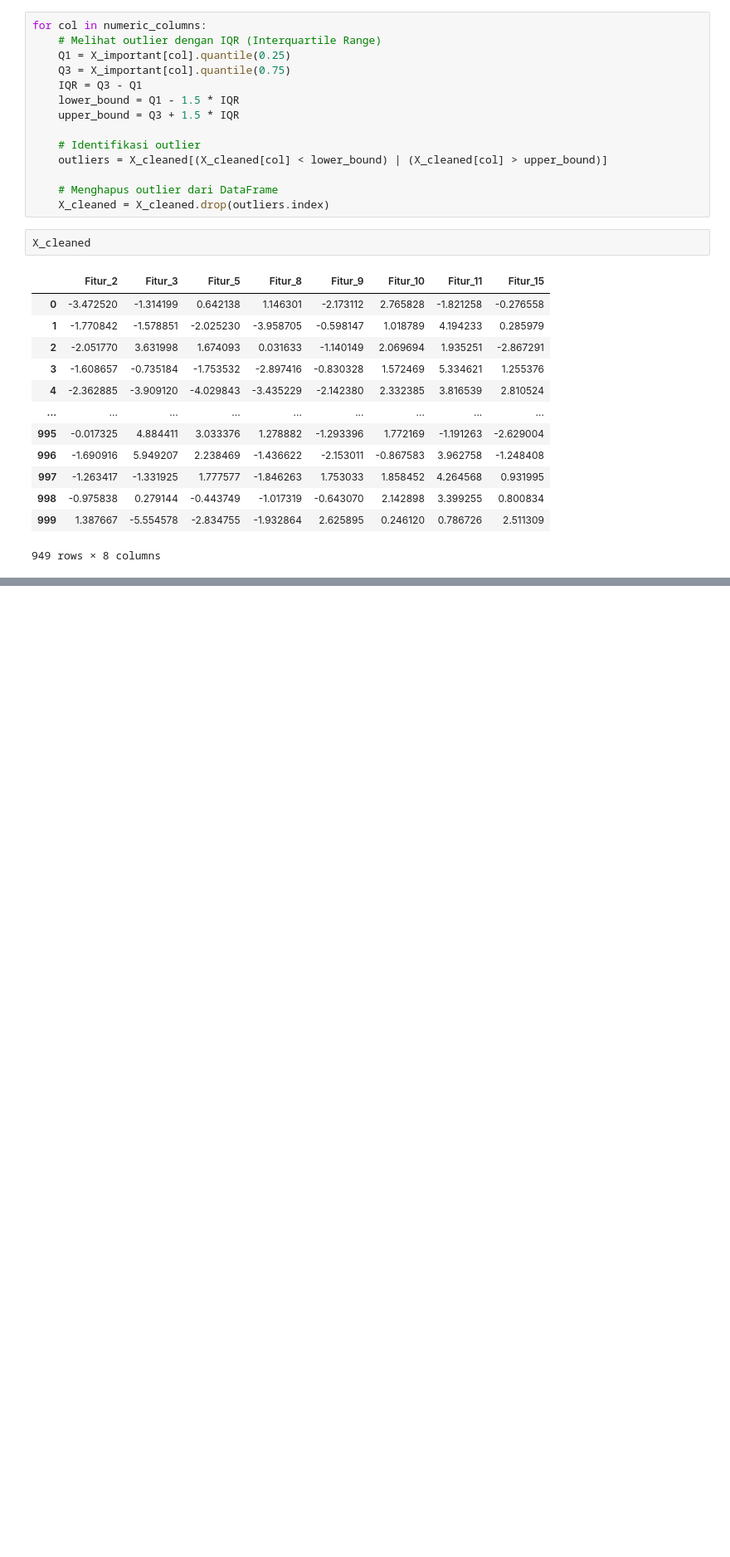
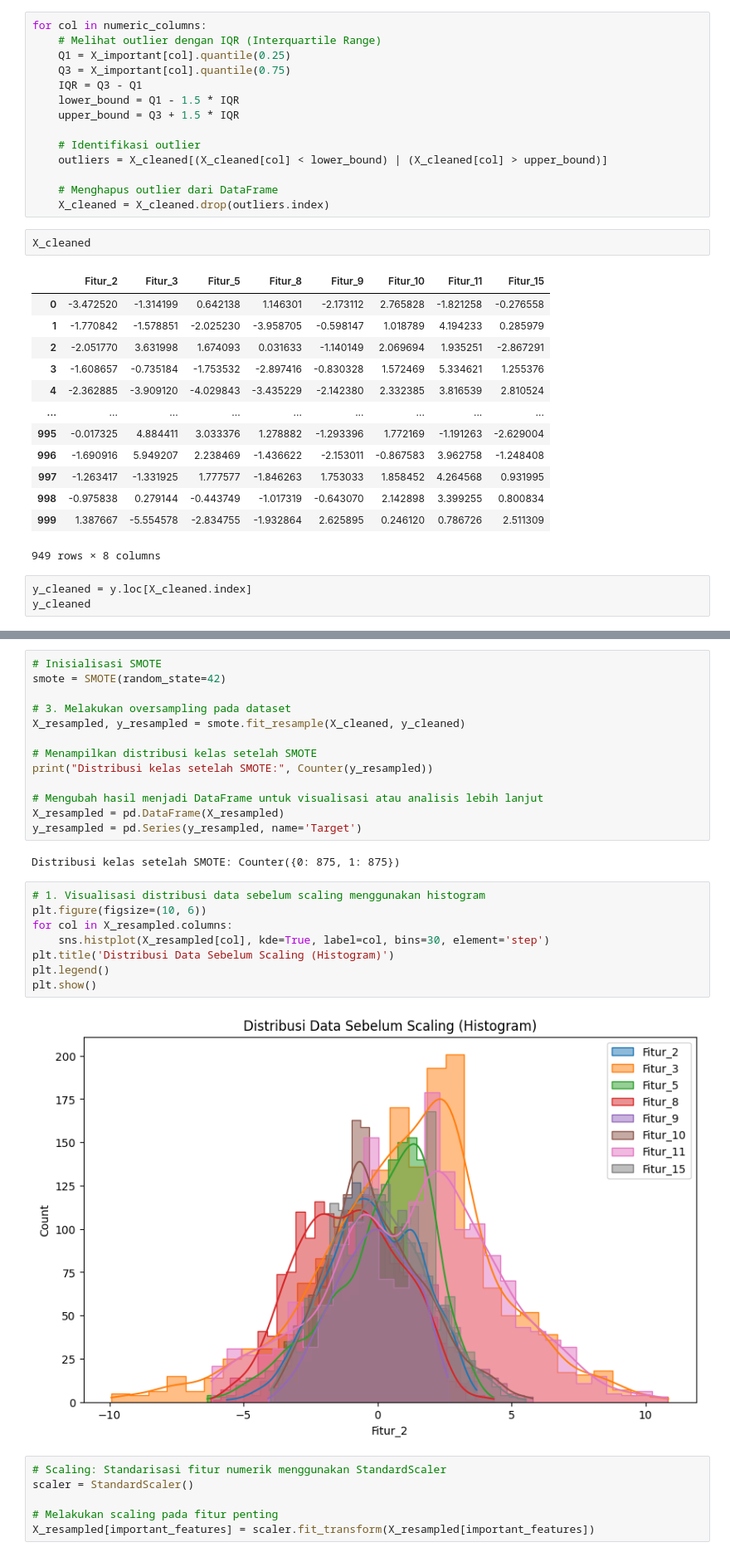
Before and after one commit to adrianramadhan/feature-engineering-case-study, a Jupyter notebook: notebook.ipynb, the cells around one changed output, grey strips where cells are left out. Shown: that part at 83% size. Cells and saved outputs as stored; diff of their text form; blank space fills up the shorter version.

```diff
--- a/notebook.ipynb
+++ b/notebook.ipynb
@@ -184,3 +184,6 @@ X_cleaned
 | 998 | -0.975838 | 0.279144 | -0.443749 | -1.017319 | -0.643070 | 2.142898 | 3.399255 | 0.800834 |
 | 999 | 1.387667 | -5.554578 | -2.834755 | -1.932864 | 2.625895 | 0.246120 | 0.786726 | 2.511309 |
 949 rows × 8 columns
+# %%
+y_cleaned = y.loc[X_cleaned.index]
+y_cleaned
@@ -186,0 +203,31 @@ X_cleaned
+# %%
+# Inisialisasi SMOTE
+smote = SMOTE(random_state=42)
+
+# 3. Melakukan oversampling pada dataset
+X_resampled, y_resampled = smote.fit_resample(X_cleaned, y_cleaned)
+
+# Menampilkan distribusi kelas setelah SMOTE
+print("Distribusi kelas setelah SMOTE:", Counter(y_resampled))
+
+# Mengubah hasil menjadi DataFrame untuk visualisasi atau analisis lebih lanjut
+X_resampled = pd.DataFrame(X_resampled)
+y_resampled = pd.Series(y_resampled, name='Target')
+# %% [output]
+Distribusi kelas setelah SMOTE: Counter({0: 875, 1: 875})
+# %%
+# 1. Visualisasi distribusi data sebelum scaling menggunakan histogram
+plt.figure(figsize=(10, 6))
+for col in X_resampled.columns:
+    sns.histplot(X_resampled[col], kde=True, label=col, bins=30, element='step')
+plt.title('Distribusi Data Sebelum Scaling (Histogram)')
+plt.legend()
+plt.show()
+# %% [output]
+[figure, added]
+# %%
+# Scaling: Standarisasi fitur numerik menggunakan StandardScaler
+scaler = StandardScaler()
+
+# Melakukan scaling pada fitur penting
+X_resampled[important_features] = scaler.fit_transform(X_resampled[important_features])
```
Also changed, not shown: parts of 5 cells of this notebook.
